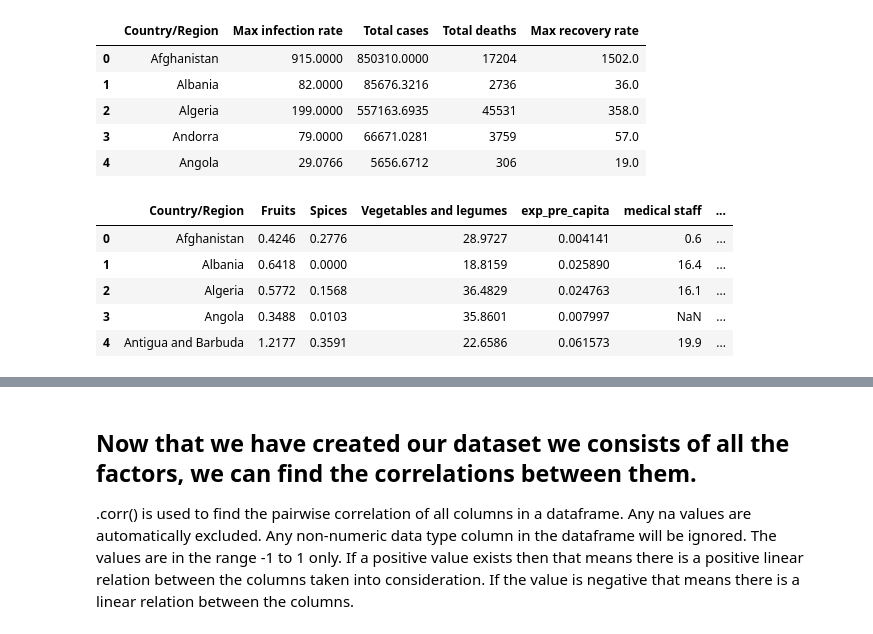
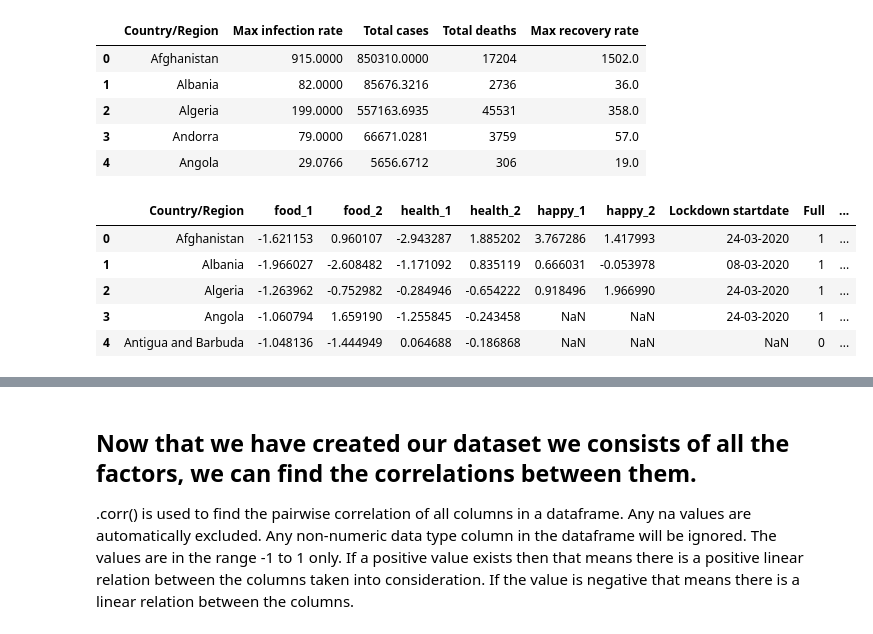
Before and after one commit to sirideva4/Analysing-the-spread-of-covid-19, a Jupyter notebook: Covid_19.ipynb, the cells around one changed output, grey strips where cells are left out. Cells and saved outputs as stored; diff of their text form; code cells hidden in the pictures.

```diff
--- a/Covid_19.ipynb
+++ b/Covid_19.ipynb
@@ -460,0 +491,6 @@ rec
+# %%
+features = health.columns
+# Separating out the features
+x = health.loc[:, features].values
+x = StandardScaler().fit_transform(x)
+x[np.isnan(x)] = np.median(x[~np.isnan(x)])
@@ -545,39 +598,22 @@ covid_rate.head()
 | 2 | Algeria | 199.0000 | 557163.6935 | 45531 | 358.0 |
 | 3 | Andorra | 79.0000 | 66671.0281 | 3759 | 57.0 |
 | 4 | Angola | 29.0766 | 5656.6712 | 306 | 19.0 |
-# %%
-#covid_happy=covid_happy.join(happy,how='inner')
-#covid_happy.columns=['Total cases','max_infec_rates','Overall rank','Happiness Score','GDP per capita','Freedom to make life choices']
-covid_df=pd.DataFrame(food)
-covid_df.reset_index
-
-#covid_df=covid_df(covid_rate.var(ddof=0,axis=1),how='inner')
-covid_df=covid_df.join(health,how='inner')
-frames=['Max infection rate','Total cases','Total deaths','Max recovery rate','Spices','Vegetables and legumes','Fruits','Happiness Score','Freedom to make life choices','exp_pre_capita','medical staff','type']
-waste=set(covid_df.columns)-set(frames)
-waste=list(waste)
-covid_df=covid_df.drop(waste,axis=1)
-
-covid_df=covid_df.join(happy,how='outer')
-frames=['Max infection rate','Total cases','Total deaths','Max recovery rate','Spices','Vegetables and legumes','Fruits','Happiness Score','Freedom to make life choices','exp_pre_capita','medical staff','type']
-waste=set(covid_df.columns)-set(frames)
-waste=list(waste)
-covid_df=covid_df.drop(waste,axis=1)
-
-covid_df=covid_df.join(lock_dates,how='inner')
-frames=['Max infection rate','Total cases','Total deaths','Max recovery rate','Spices','Vegetables and legumes','Fruits','Happiness Score','Freedom to make life choices','exp_pre_capita','medical staff','Lockdown startdate','type']
-waste=set(covid_df.columns)-set(frames)
-waste=list(waste)
-covid_df=covid_df.drop(waste,axis=1)
-covid_df=covid_df.reset_index()
-covid_df.head()
-# %% [output]
-|  | Country/Region | Fruits | Spices | Vegetables and legumes | exp_pre_capita | medical staff | ... |
-| 0 | Afghanistan | 0.4246 | 0.2776 | 28.9727 | 0.004141 | 0.6 | ... |
-| 1 | Albania | 0.6418 | 0.0000 | 18.8159 | 0.025890 | 16.4 | ... |
-| 2 | Algeria | 0.5772 | 0.1568 | 36.4829 | 0.024763 | 16.1 | ... |
-| 3 | Angola | 0.3488 | 0.0103 | 35.8601 | 0.007997 | NaN | ... |
-| 4 | Antigua and Barbuda | 1.2177 | 0.3591 | 22.6586 | 0.061573 | 19.9 | ... |
+# %%
+covid_df=pd.DataFrame(princi_food)
+covid_df.reset_index
+covid_df=covid_df.join(princi_health,how='inner')
+covid_df=covid_df.join(princi_happy,how='outer')
+covid_df=covid_df.join(lock_dates,how='inner')
+
+covid_df=covid_df.reset_index()
+covid_df.head()
+# %% [output]
+|  | Country/Region | food_1 | food_2 | health_1 | health_2 | happy_1 | happy_2 | Lockdown startdate | Full | ... |
+| 0 | Afghanistan | -1.621153 | 0.960107 | -2.943287 | 1.885202 | 3.767286 | 1.417993 | 24-03-2020 | 1 | ... |
+| 1 | Albania | -1.966027 | -2.608482 | -1.171092 | 0.835119 | 0.666031 | -0.053978 | 08-03-2020 | 1 | ... |
+| 2 | Algeria | -1.263962 | -0.752982 | -0.284946 | -0.654222 | 0.918496 | 1.966990 | 24-03-2020 | 1 | ... |
+| 3 | Angola | -1.060794 | 1.659190 | -1.255845 | -0.243458 | NaN | NaN | 24-03-2020 | 1 | ... |
+| 4 | Antigua and Barbuda | -1.048136 | -1.444949 | 0.064688 | -0.186868 | NaN | NaN | NaN | 0 | ... |
 # %%
 covid_rate=pd.merge(left=covid_rate,right=covid_df,on='Country/Region')
 covid=rate=covid_rate.set_index("Country/Region")
```
Also changed, not shown: parts of 17 cells of this notebook.
